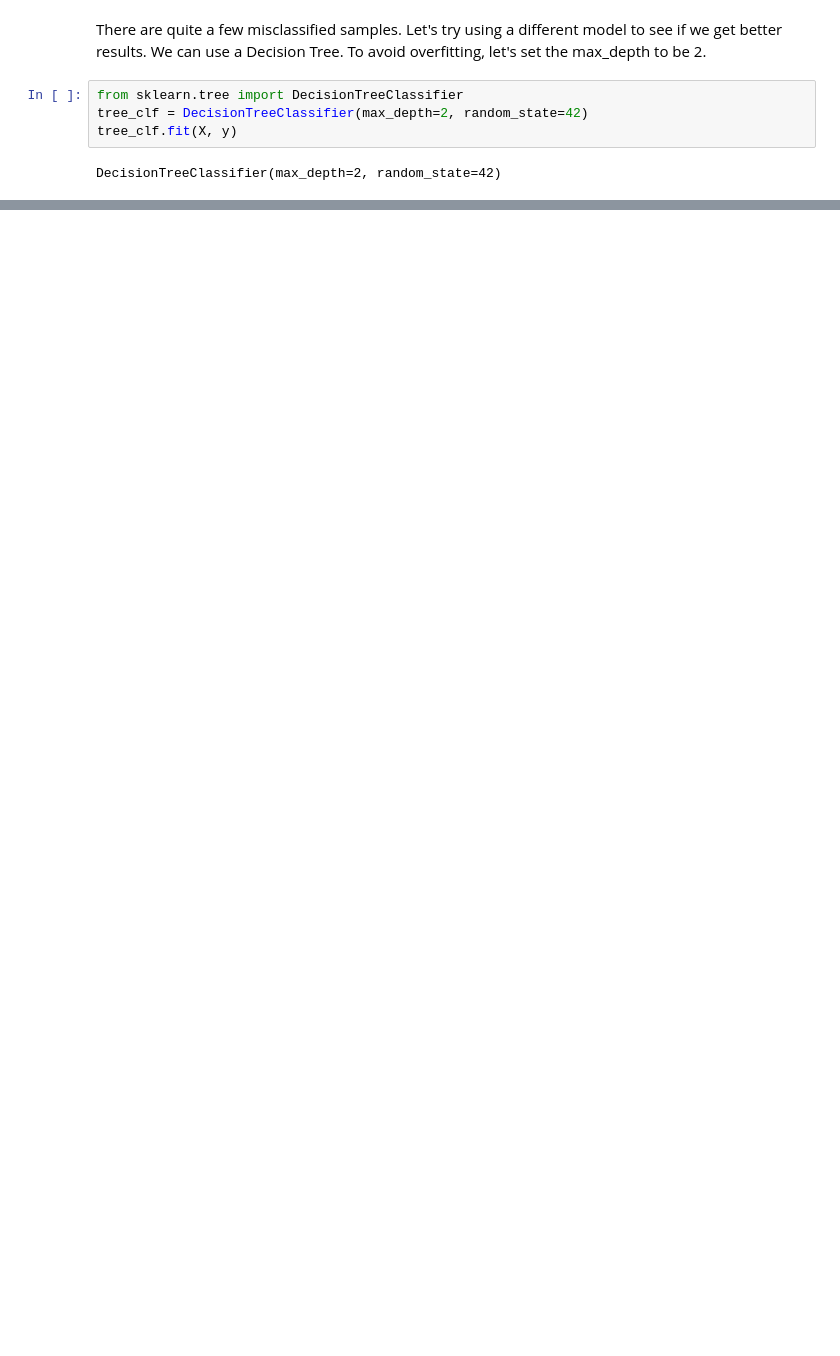
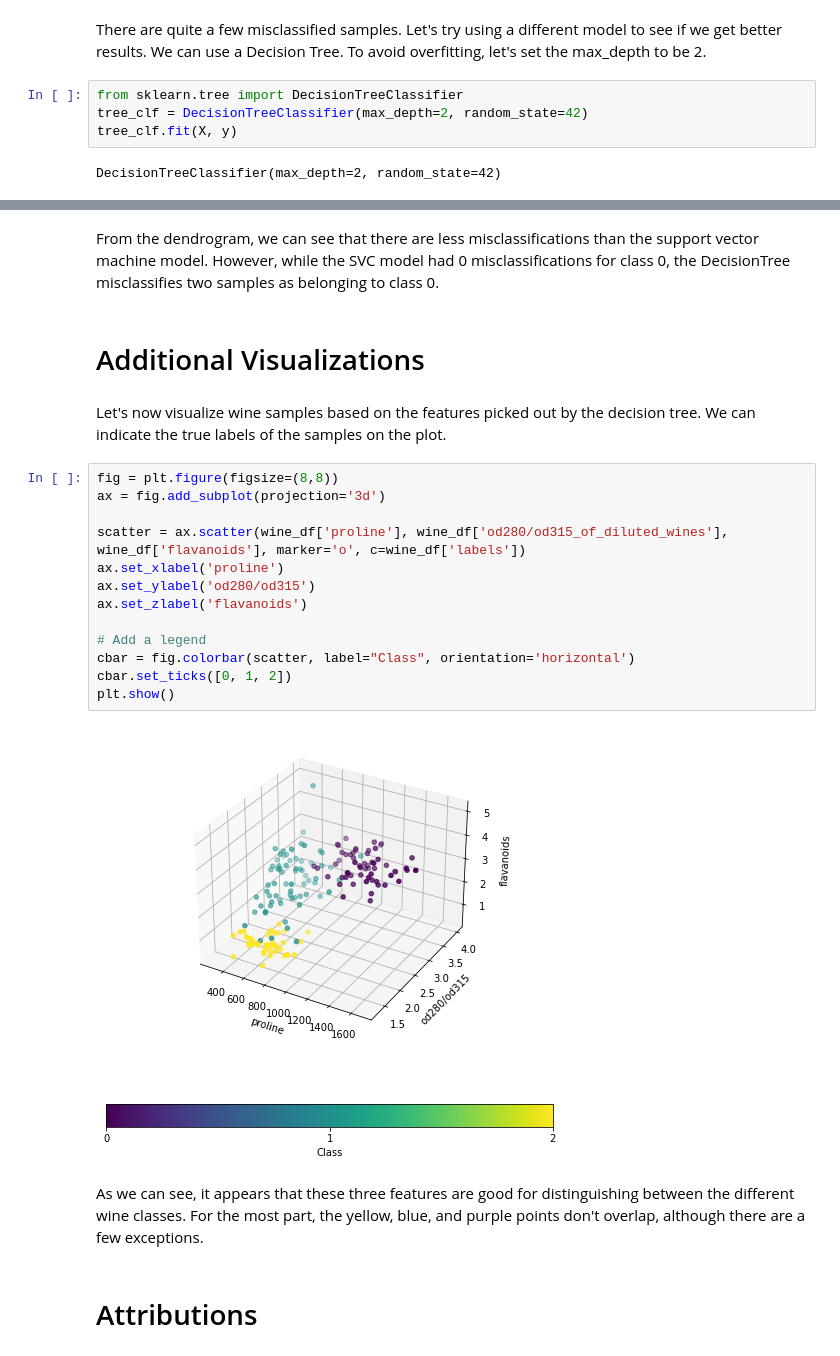
Before and after one commit to ahaldankar-vt/ahaldankar-vt.github.io, a Jupyter notebook: SampleBlog/posts/classification/index.ipynb, the cells around one changed output, grey strips where cells are left out. Drawn from its saved outputs; the diff is of its cells as text; blank space fills up the shorter version.

```diff
--- a/SampleBlog/posts/classification/index.ipynb
+++ b/SampleBlog/posts/classification/index.ipynb
@@ -217,0 +203,25 @@ ExecutableNotFound: failed to execute PosixPath('dot'), make sure the Graphviz e
+# %% [markdown]
+From the dendrogram, we can see that there are less misclassifications than the support vector machine model. However, while the SVC model had 0 misclassifications for class 0, the DecisionTree misclassifies two samples as belonging to class 0.
+# %% [markdown]
+# Additional Visualizations
+# %% [markdown]
+Let's now visualize wine samples based on the features picked out by the decision tree. We can indicate the true labels of the samples on the plot.
+# %%
+fig = plt.figure(figsize=(8,8))
+ax = fig.add_subplot(projection='3d')
+
+scatter = ax.scatter(wine_df['proline'], wine_df['od280/od315_of_diluted_wines'], wine_df['flavanoids'], marker='o', c=wine_df['labels'])
+ax.set_xlabel('proline')
+ax.set_ylabel('od280/od315')
+ax.set_zlabel('flavanoids')
+
+# Add a legend
+cbar = fig.colorbar(scatter, label="Class", orientation='horizontal')
+cbar.set_ticks([0, 1, 2])
+plt.show()
+# %% [output]
+[figure, added]
+# %% [markdown]
+As we can see, it appears that these three features are good for distinguishing between the different wine classes. For the most part, the yellow, blue, and purple points don't overlap, although there are a few exceptions.
+# %% [markdown]
+# Attributions
```
Also changed, not shown: parts of 7 cells of this notebook, 1 other file.
